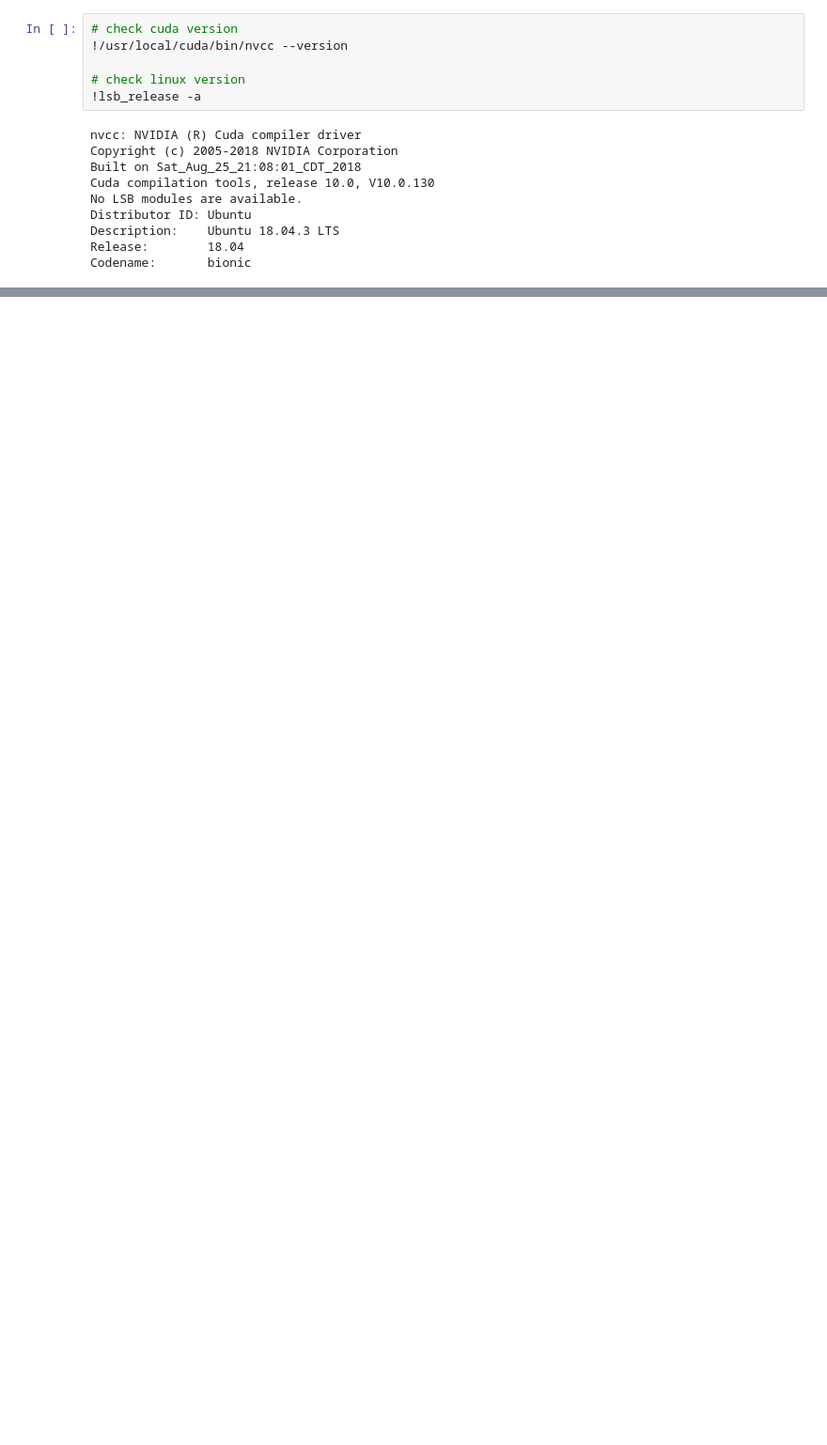
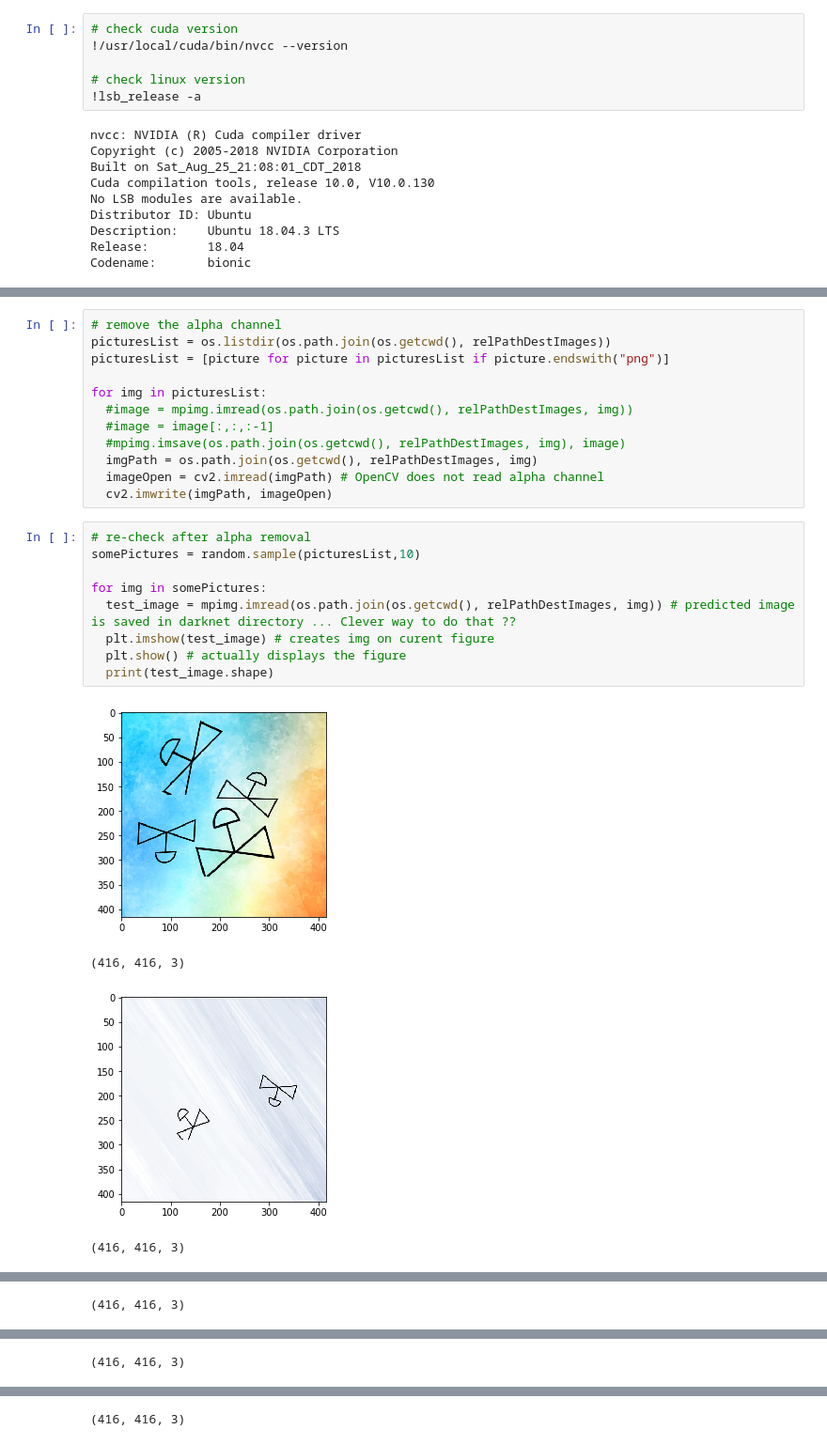
Before and after one commit to FenryrMKIII/objectDetection-yoloV3-pyTorch, a Jupyter notebook: Symbol_recognition_pyTorchYolo.ipynb, the cells around one changed output, grey strips where cells are left out. Shown at 94% size. Cells and saved outputs as stored; diff of their text form; blank space fills up the shorter version.

```diff
--- a/Symbol_recognition_pyTorchYolo.ipynb
+++ b/Symbol_recognition_pyTorchYolo.ipynb
@@ -565,0 +762,26 @@ Total Detection Time: 14.000000 Seconds
+# %%
+# remove the alpha channel
+picturesList = os.listdir(os.path.join(os.getcwd(), relPathDestImages))
+picturesList = [picture for picture in picturesList if picture.endswith("png")]
+
+for img in picturesList:
+  #image = mpimg.imread(os.path.join(os.getcwd(), relPathDestImages, img))
+  #image = image[:,:,:-1]
+  #mpimg.imsave(os.path.join(os.getcwd(), relPathDestImages, img), image)
+  imgPath = os.path.join(os.getcwd(), relPathDestImages, img)
+  imageOpen = cv2.imread(imgPath) # OpenCV does not read alpha channel
+  cv2.imwrite(imgPath, imageOpen)
+# %%
+# re-check after alpha removal
+somePictures = random.sample(picturesList,10)
+
+for img in somePictures:
+  test_image = mpimg.imread(os.path.join(os.getcwd(), relPathDestImages, img)) # predicted image is saved in darknet directory ... Clever way to do that ??
+  plt.imshow(test_image) # creates img on curent figure
+  plt.show() # actually displays the figure
+  print(test_image.shape)
+# %% [output]
+[figure, added]
+(416, 416, 3)
+[figure, added]
+(416, 416, 3)
@@ -565,0 +789 @@ Total Detection Time: 14.000000 Seconds
+(416, 416, 3)
@@ -565,0 +791 @@ Total Detection Time: 14.000000 Seconds
+(416, 416, 3)
@@ -565,0 +793 @@ Total Detection Time: 14.000000 Seconds
+(416, 416, 3)
```
Also changed, not shown: parts of 74 cells of this notebook.
